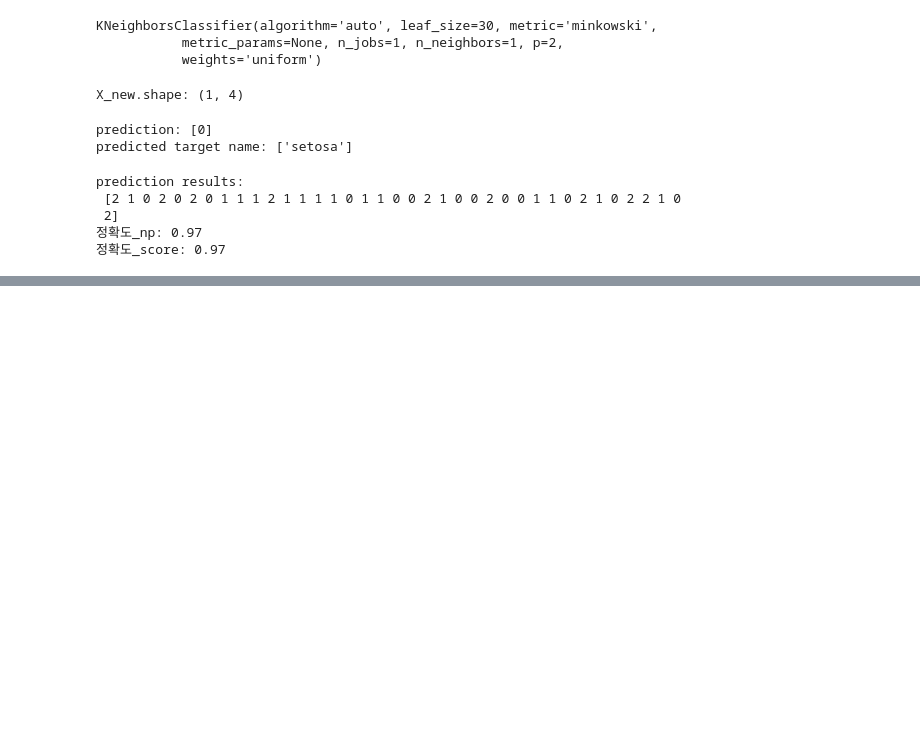
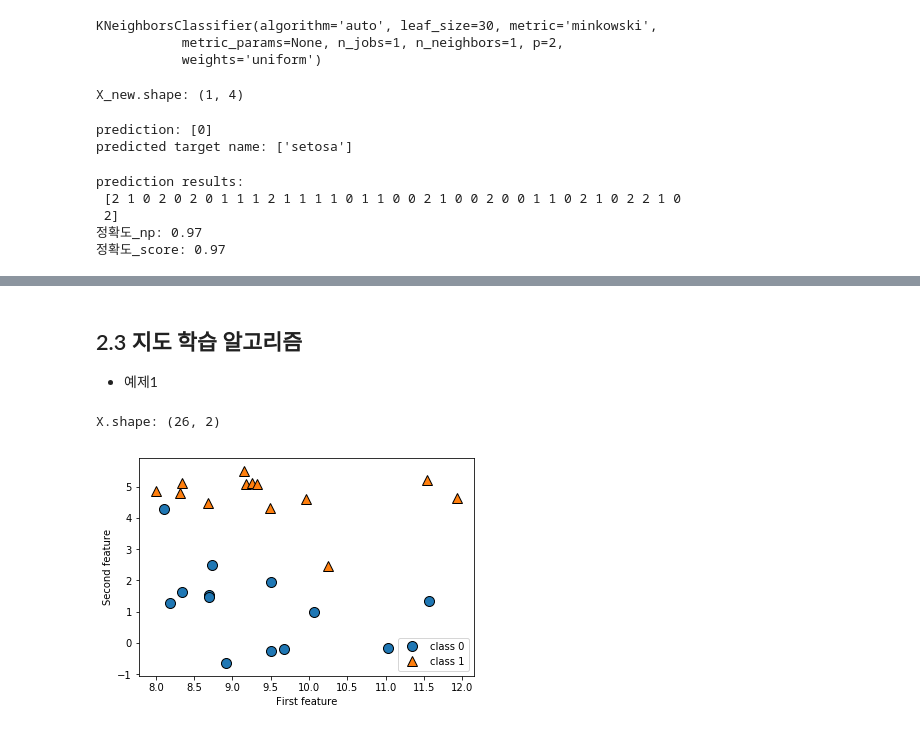
Before and after one commit to kisudsoe/Py-toolkit, a Jupyter notebook: Scikit-learn/testcode0.ipynb, the cells around one changed output, grey strips where cells are left out. Drawn from its saved outputs; the diff is of its cells as text; code cells hidden in the pictures; blank space fills up the shorter version.

```diff
--- a/Scikit-learn/testcode0.ipynb
+++ b/Scikit-learn/testcode0.ipynb
@@ -239,0 +254,15 @@ prediction results:
+# %% [markdown]
+## 2.3 지도 학습 알고리즘
+
+* 예제1
+# %%
+X,y = mglearn.datasets.make_forge()
+# plot
+mglearn.discrete_scatter(X[:,0],X[:,1],y)
+plt.legend(["class 0","class 1"],loc=4)
+plt.xlabel("First feature")
+plt.ylabel("Second feature")
+print("X.shape: {}".format(X.shape))
+# %% [output]
+X.shape: (26, 2)
+[figure, added]
```
Also changed, not shown: parts of 5 cells of this notebook.
